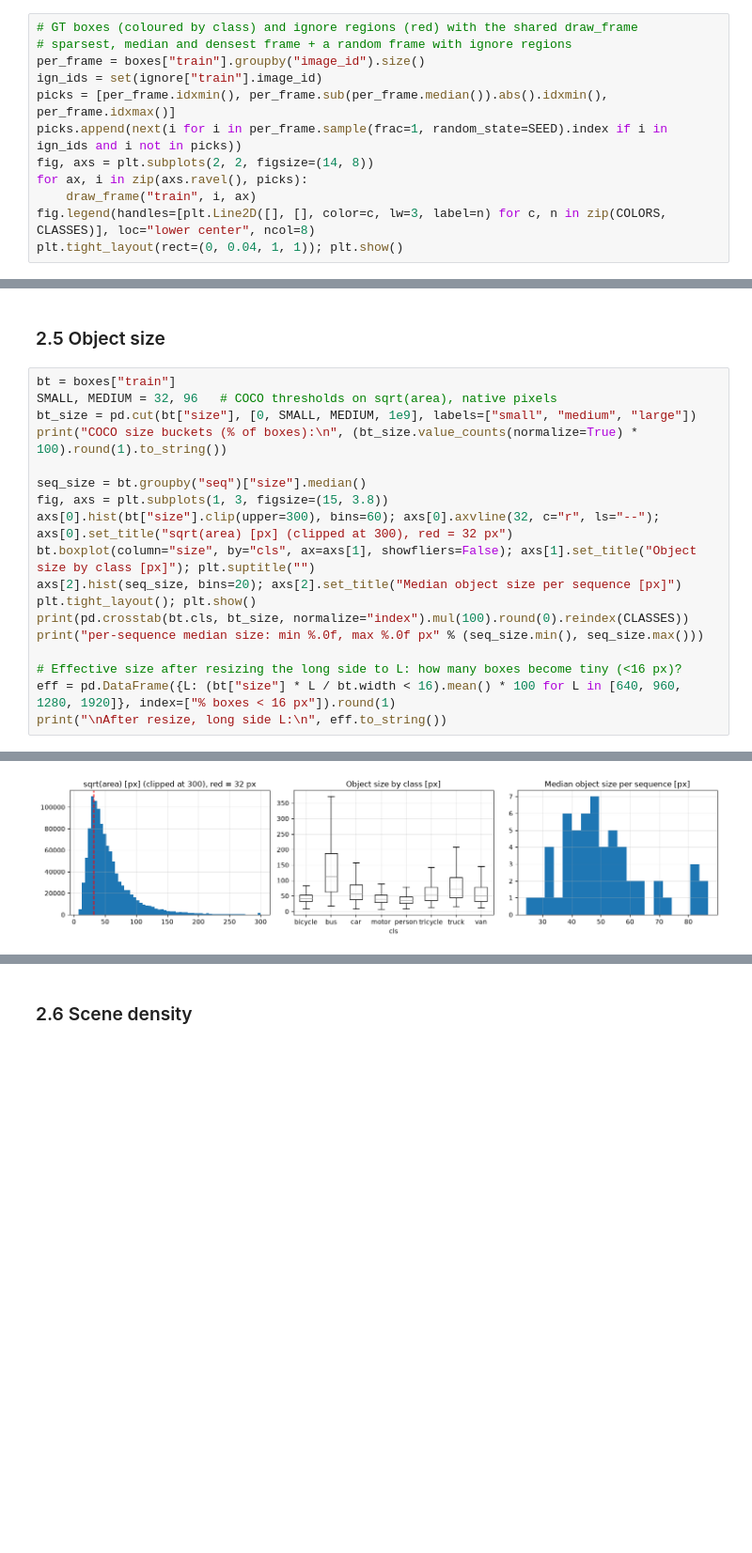
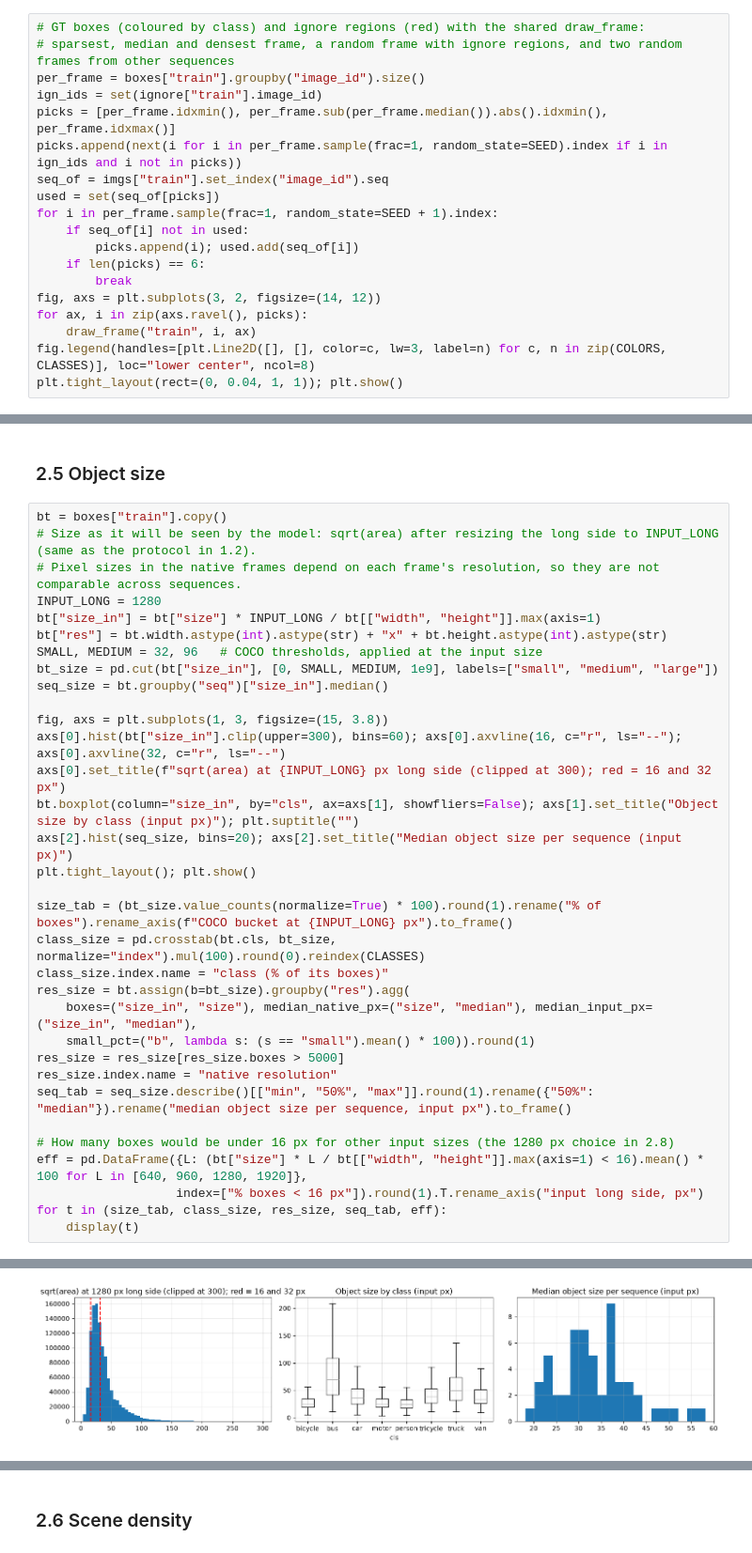
Before and after one commit to BohdanZasymovych/ai-hw2-object-detection, a Jupyter notebook: notebooks/01_data_analysis.ipynb, the cells around one changed output, grey strips where cells are left out. Shown at 94% size. Drawn from its saved outputs; the diff is of its cells as text; blank space fills up the shorter version.

```diff
--- a/notebooks/01_data_analysis.ipynb
+++ b/notebooks/01_data_analysis.ipynb
@@ -103,13 +169,20 @@ degenerate boxes (w<2 or h<2 px): 0 | occlusion levels (%): {0.0: 54.0, 1.0: 40.
 # %% [markdown]
 ### 2.3 Sample frames (conversion check)
 # %%
-# GT boxes (coloured by class) and ignore regions (red) with the shared draw_frame
-# sparsest, median and densest frame + a random frame with ignore regions
+# GT boxes (coloured by class) and ignore regions (red) with the shared draw_frame:
+# sparsest, median and densest frame, a random frame with ignore regions, and two random frames from other sequences
 per_frame = boxes["train"].groupby("image_id").size()
 ign_ids = set(ignore["train"].image_id)
 picks = [per_frame.idxmin(), per_frame.sub(per_frame.median()).abs().idxmin(), per_frame.idxmax()]
 picks.append(next(i for i in per_frame.sample(frac=1, random_state=SEED).index if i in ign_ids and i not in picks))
-fig, axs = plt.subplots(2, 2, figsize=(14, 8))
+seq_of = imgs["train"].set_index("image_id").seq
+used = set(seq_of[picks])
+for i in per_frame.sample(frac=1, random_state=SEED + 1).index:
+    if seq_of[i] not in used:
+        picks.append(i); used.add(seq_of[i])
+    if len(picks) == 6:
+        break
+fig, axs = plt.subplots(3, 2, figsize=(14, 12))
 for ax, i in zip(axs.ravel(), picks):
     draw_frame("train", i, ax)
 fig.legend(handles=[plt.Line2D([], [], color=c, lw=3, label=n) for c, n in zip(COLORS, CLASSES)], loc="lower center", ncol=8)
@@ -149,21 +274,36 @@ Sequences without class: {'person': 1, 'bicycle': 15, 'car': 7, 'van': 10, 'truc
 # %% [markdown]
 ### 2.5 Object size
 # %%
-bt = boxes["train"]
-SMALL, MEDIUM = 32, 96   # COCO thresholds on sqrt(area), native pixels
-bt_size = pd.cut(bt["size"], [0, SMALL, MEDIUM, 1e9], labels=["small", "medium", "large"])
-print("COCO size buckets (% of boxes):\n", (bt_size.value_counts(normalize=True) * 100).round(1).to_string())
+bt = boxes["train"].copy()
+# Size as it will be seen by the model: sqrt(area) after resizing the long side to INPUT_LONG (same as the protocol in 1.2).
+# Pixel sizes in the native frames depend on each frame's resolution, so they are not comparable across sequences.
+INPUT_LONG = 1280
+bt["size_in"] = bt["size"] * INPUT_LONG / bt[["width", "height"]].max(axis=1)
+bt["res"] = bt.width.astype(int).astype(str) + "x" + bt.height.astype(int).astype(str)
+SMALL, MEDIUM = 32, 96   # COCO thresholds, applied at the input size
+bt_size = pd.cut(bt["size_in"], [0, SMALL, MEDIUM, 1e9], labels=["small", "medium", "large"])
+seq_size = bt.groupby("seq")["size_in"].median()
 
-seq_size = bt.groupby("seq")["size"].median()
 fig, axs = plt.subplots(1, 3, figsize=(15, 3.8))
-axs[0].hist(bt["size"].clip(upper=300), bins=60); axs[0].axvline(32, c="r", ls="--"); axs[0].set_title("sqrt(area) [px] (clipped at 300), red = 32 px")
-bt.boxplot(column="size", by="cls", ax=axs[1], showfliers=False); axs[1].set_title("Object size by class [px]"); plt.suptitle("")
-axs[2].hist(seq_size, bins=20); axs[2].set_title("Median object size per sequence [px]")
+axs[0].hist(bt["size_in"].clip(upper=300), bins=60); axs[0].axvline(16, c="r", ls="--"); axs[0].axvline(32, c="r", ls="--")
+axs[0].set_title(f"sqrt(area) at {INPUT_LONG} px long side (clipped at 300); red = 16 and 32 px")
+bt.boxplot(column="size_in", by="cls", ax=axs[1], showfliers=False); axs[1].set_title("Object size by class (input px)"); plt.suptitle("")
+axs[2].hist(seq_size, bins=20); axs[2].set_title("Median object size per sequence (input px)")
 plt.tight_layout(); plt.show()
-print(pd.crosstab(bt.cls, bt_size, normalize="index").mul(100).round(0).reindex(CLASSES))
-print("per-sequence median size: min %.0f, max %.0f px" % (seq_size.min(), seq_size.max()))
 
-# Effective size after resizing the long side to L: how many boxes become tiny (<16 px)?
-eff = pd.DataFrame({L: (bt["size"] * L / bt.width < 16).mean() * 100 for L in [640, 960, 1280, 1920]}, index=["% boxes < 16 px"]).round(1)
-print("\nAfter resize, long side L:\n", eff.to_string())
+size_tab = (bt_size.value_counts(normalize=True) * 100).round(1).rename("% of boxes").rename_axis(f"COCO bucket at {INPUT_LONG} px").to_frame()
+class_size = pd.crosstab(bt.cls, bt_size, normalize="index").mul(100).round(0).reindex(CLASSES)
+class_size.index.name = "class (% of its boxes)"
+res_size = bt.assign(b=bt_size).groupby("res").agg(
+    boxes=("size_in", "size"), median_native_px=("size", "median"), median_input_px=("size_in", "median"),
+    small_pct=("b", lambda s: (s == "small").mean() * 100)).round(1)
+res_size = res_size[res_size.boxes > 5000]
+res_size.index.name = "native resolution"
+seq_tab = seq_size.describe()[["min", "50%", "max"]].round(1).rename({"50%": "median"}).rename("median object size per sequence, input px").to_frame()
+
+# How many boxes would be under 16 px for other input sizes (the 1280 px choice in 2.8)
+eff = pd.DataFrame({L: (bt["size"] * L / bt[["width", "height"]].max(axis=1) < 16).mean() * 100 for L in [640, 960, 1280, 1920]},
+                   index=["% boxes < 16 px"]).round(1).T.rename_axis("input long side, px")
+for t in (size_tab, class_size, res_size, seq_tab, eff):
+    display(t)
 # %% [output]
@@ -178 +310 @@ median box height / image height: 0.044
-[figure, old version]
+[figure, new version]
```
Also changed, not shown: parts of 24 cells of this notebook, 1 other file.
